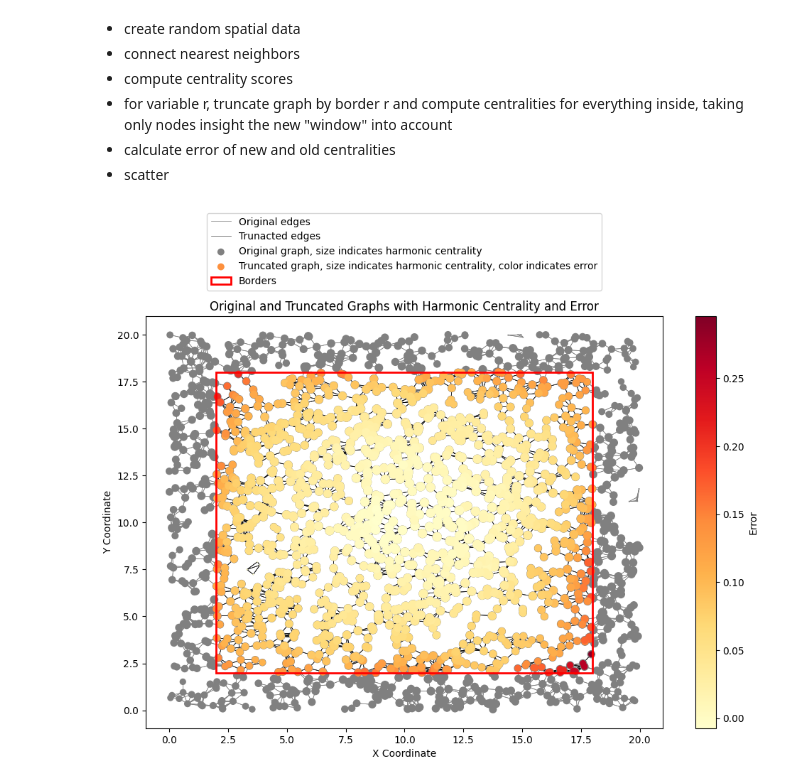
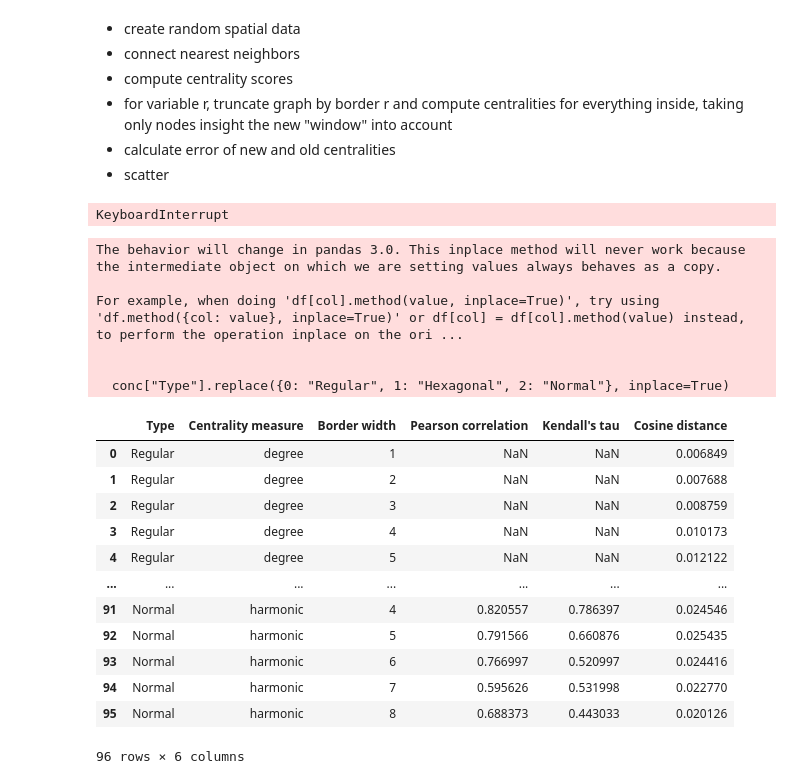
Before and after one commit to uderhardtlab/truncated_graphs, a Jupyter notebook: notebooks/first_analyses.ipynb, the cells around one changed output. Cells and saved outputs as stored; diff of their text form; code cells hidden in the pictures.

```diff
--- a/notebooks/first_analyses.ipynb
+++ b/notebooks/first_analyses.ipynb
@@ -23,30 +23,22 @@ from truncated_graphs import *
 - calculate error of new and old centralities
 - scatter
 # %%
-measure = "degree"
-n = 2000
-bounds=(0, 20)
-type="normal"
+n = 20**2
+bounds = (0, 20)
+borders = [1, 2, 3, 4, 5, 6, 7, 8]
+type = "regular"
 coordinates = generate_coordinates(n=n, bounds=bounds, type=type)
-adata_original = create_anndata(coordinates, n_neighs=8, bounds=bounds)
-compute_centrality_measures(adata_original)
-borders = [0, 1, 2, 3, 4, 5, 6, 7, 8, 9]
+reg_original = create_anndata(coordinates, n_neighs=4, bounds=bounds)
+reg_original, reg_truncated = fully_process(adata_original=reg_original, bounds=bounds, borders=borders)
 
-error_dfs = dict()
-adatas_truncated = dict()
-centralities_truncated = dict()
+type = "hexagonal"
+coordinates = generate_coordinates(n=n, bounds=bounds, type=type)
+hex_original = create_anndata(coordinates, n_neighs=6, bounds=bounds)
+hex_original, hex_truncated = fully_process(adata_original=hex_original, bounds=bounds, borders=borders)
 
-for border in borders:
-    adatas_truncated[border] = filter_border_nodes(adata_original, border=border, bounds=bounds)
-    compute_centrality_measures(adatas_truncated[border])
-    compute_node_errors_and_distances(adata_original=adata_original,
-                                      adata_truncated=adatas_truncated[border],
-                                      bounds=bounds)
+type = "normal"
+coordinates = generate_coordinates(n=2000, bounds=bounds, type=type)
+normal_original = create_anndata(coordinates, n_neighs=6, bounds=bounds)
+normal_original, normal_truncated = fully_process(adata_original=normal_original, bounds=bounds, borders=borders)
+# %% [output]
+KeyboardInterrupt
-# %%
-measure = "harmonic"
-
-border = 2
-plot_graphs_with_errors(adata_original,adatas_truncated[border], border=border, measure=measure, bounds=bounds)
-plt.savefig(f"../result_plots/{type}/{type}_{measure}_border={border}_n={n}.png")
-# %% [output]
-[figure, old version]
@@ -52,0 +70,24 @@ plt.savefig(f"../result_plots/{type}/{type}_{measure}_border={border}_n={n}.png"
+# %%
+conc.rename({"level_0": "Type"}, inplace=True, axis=1)
+conc["Type"].replace({0: "Regular", 1: "Hexagonal", 2: "Normal"}, inplace=True)
+conc.drop(["level_1"], axis=1)
+# %% [output]
+The behavior will change in pandas 3.0. This inplace method will never work because the intermediate object on which we are setting values always behaves as a copy.
+
+For example, when doing 'df[col].method(value, inplace=True)', try using 'df.method({col: value}, inplace=True)' or df[col] = df[col].method(value) instead, to perform the operation inplace on the ori ...
+
+
+  conc["Type"].replace({0: "Regular", 1: "Hexagonal", 2: "Normal"}, inplace=True)
+|  | Type | Centrality measure | Border width | Pearson correlation | Kendall's tau | Cosine distance |
+| 0 | Regular | degree | 1 | NaN | NaN | 0.006849 |
+| 1 | Regular | degree | 2 | NaN | NaN | 0.007688 |
+| 2 | Regular | degree | 3 | NaN | NaN | 0.008759 |
+| 3 | Regular | degree | 4 | NaN | NaN | 0.010173 |
+| 4 | Regular | degree | 5 | NaN | NaN | 0.012122 |
+| ... | ... | ... | ... | ... | ... | ... |
+| 91 | Normal | harmonic | 4 | 0.820557 | 0.786397 | 0.024546 |
+| 92 | Normal | harmonic | 5 | 0.791566 | 0.660876 | 0.025435 |
+| 93 | Normal | harmonic | 6 | 0.766997 | 0.520997 | 0.024416 |
+| 94 | Normal | harmonic | 7 | 0.595626 | 0.531998 | 0.022770 |
+| 95 | Normal | harmonic | 8 | 0.688373 | 0.443033 | 0.020126 |
+96 rows × 6 columns
```
Also changed, not shown: parts of 8 cells of this notebook, 1 other file.
